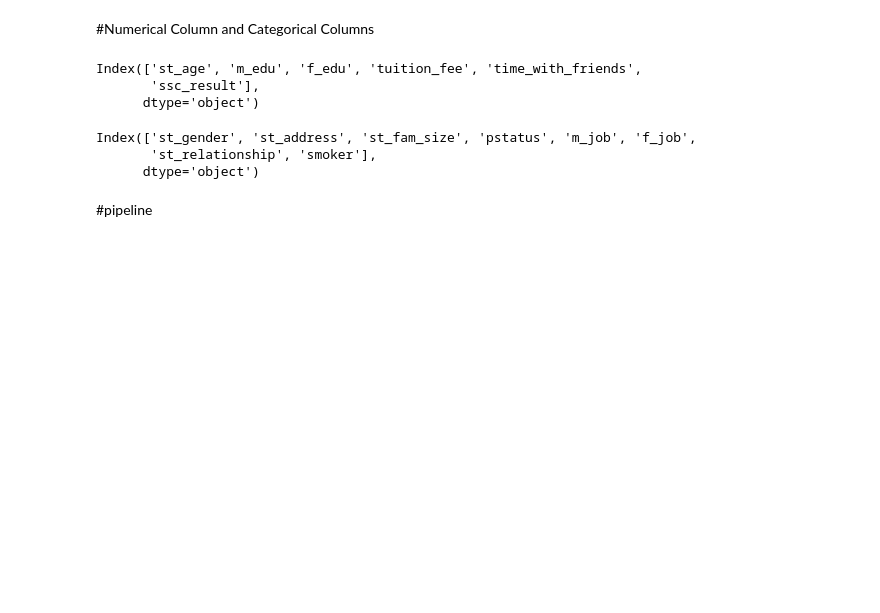
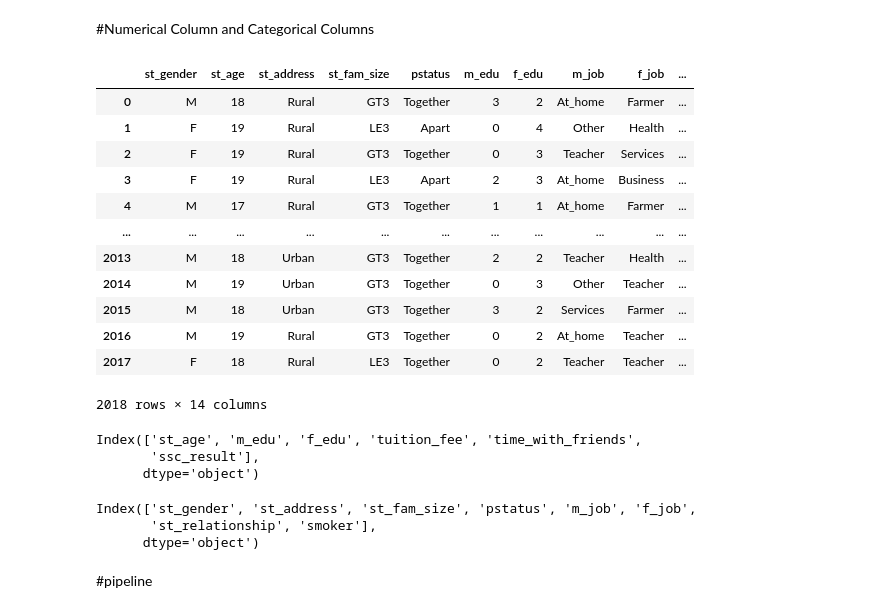
Before and after one commit to MRS028/AI-ML-Learning, a Jupyter notebook: student_performance_prediction.ipynb, the cells around one changed output. Drawn from its saved outputs; the diff is of its cells as text; code cells hidden in the pictures; blank space fills up the shorter version.

```diff
--- a/student_performance_prediction.ipynb
+++ b/student_performance_prediction.ipynb
@@ -32,7 +32,7 @@ from sklearn.metrics import mean_squared_error,r2_score,mean_absolute_error
 import warnings
 warnings.filterwarnings("ignore")
 # %%
-df = pd. read_csv("bangladesh_student_performance.csv")
+df = pd. read_csv(r"sample_data/bangladesh_student_performance.csv")
 # %%
 df.head()
 # %% [output]
@@ -109,5 +142,21 @@ y = df['hsc_result']
 # %% [markdown]
 #Numerical Column and Categorical Columns
+# %%
+X
+# %% [output]
+|  | st_gender | st_age | st_address | st_fam_size | pstatus | m_edu | f_edu | m_job | f_job | ... |
+| 0 | M | 18 | Rural | GT3 | Together | 3 | 2 | At_home | Farmer | ... |
+| 1 | F | 19 | Rural | LE3 | Apart | 0 | 4 | Other | Health | ... |
+| 2 | F | 19 | Rural | GT3 | Together | 0 | 3 | Teacher | Services | ... |
+| 3 | F | 19 | Rural | LE3 | Apart | 2 | 3 | At_home | Business | ... |
+| 4 | M | 17 | Rural | GT3 | Together | 1 | 1 | At_home | Farmer | ... |
+| ... | ... | ... | ... | ... | ... | ... | ... | ... | ... | ... |
+| 2013 | M | 18 | Urban | GT3 | Together | 2 | 2 | Teacher | Health | ... |
+| 2014 | M | 19 | Urban | GT3 | Together | 0 | 3 | Other | Teacher | ... |
+| 2015 | M | 18 | Urban | GT3 | Together | 3 | 2 | Services | Farmer | ... |
+| 2016 | M | 19 | Rural | GT3 | Together | 0 | 2 | At_home | Teacher | ... |
+| 2017 | F | 18 | Rural | LE3 | Together | 0 | 2 | Teacher | Teacher | ... |
+2018 rows × 14 columns
 # %%
 numeric_features = X.select_dtypes(include = ['int64','float64']).columns
 categorical_features = X.select_dtypes(include = ['object']).columns
```
Also changed, not shown: parts of 9 cells of this notebook.
